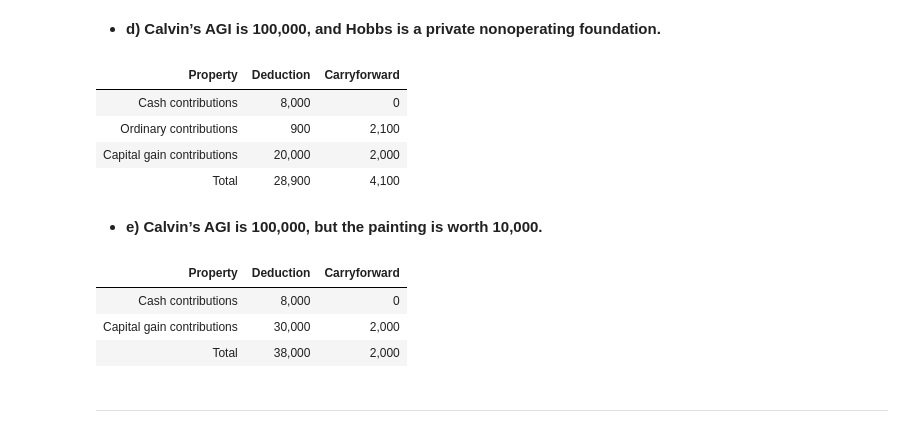
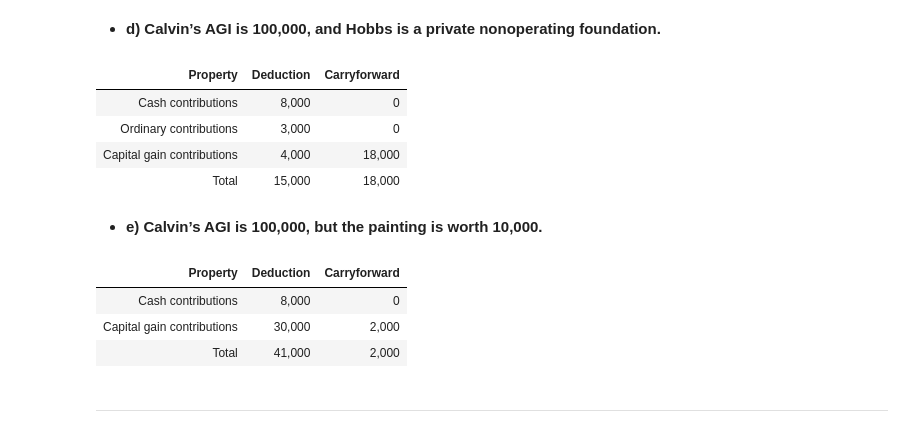
Before and after one commit to ekmartinez/Federal_Taxation, a Jupyter notebook: 05_Individual_Deductions/05_Individual_Deductions_Exercises.ipynb, the cells around one changed output. Saved outputs shown, nothing was run; the diff lists cells and outputs as text; code cells hidden in the pictures.

```diff
--- a/05_Individual_Deductions/05_Individual_Deductions_Exercises.ipynb
+++ b/05_Individual_Deductions/05_Individual_Deductions_Exercises.ipynb
@@ -842,8 +842,8 @@ ordinary_property = 3000
 cap_gain_property = 22000
 
 cash_limit = agi * .60
-ordinary_limit = ordinary_property * .50
-cap_gain_limit = agi * .30
+ordinary_limit = agi * .50
+cap_gain_limit = min(agi * .30, (agi * .50) - cash_deduction - ordinary_deduction)
 
 cash_deduction = min(cash, cash_limit, remaining_agi)
 cash_carryforward = cash - cash_deduction
@@ -883,7 +883,7 @@ display(HTML(df.to_html(index=False)))
 # %% [markdown]
 - **d) Calvin’s AGI is 100,000, and Hobbs is a private nonoperating foundation.**
 # %%
-agi = 100000
+agi = 50000
 remaining_agi = agi
 
 cash = 8000
@@ -891,64 +891,71 @@ ordinary_property = 3000
 cap_gain_property = 22000
 
 cash_limit = agi * .30
-ordinary_limit = ordinary_property * .30
-cap_gain_limit = agi * .20
+ordinary_limit = agi * .30
+cap_gain_limit = min(agi * .20, (agi * .30) - cash_deduction - ordinary_deduction)
 
 cash_deduction = min(cash, cash_limit, remaining_agi)
 cash_carryforward = cash - cash_deduction
 remaining_agi -= cash_deduction
 
 ordinary_deduction = min(ordinary_property, ordinary_limit, remaining_agi)
 ordinary_carryforward = ordinary_property - ordinary_deduction
 remaining_agi -= ordinary_deduction
 
 cap_gain_deduction = min(cap_gain_property, cap_gain_limit, remaining_agi)
 cap_gain_carryforward = cap_gain_property - cap_gain_deduction
 remaining_agi -= cap_gain_deduction
 
 total_deductions = cash_deduction + ordinary_deduction + cap_gain_deduction
 total_carryforward = cash_carryforward + ordinary_carryforward + cap_gain_carryforward
 
 results = {
     "Property": ["Cash contributions", "Ordinary contributions", "Capital gain contributions"],
     "Deduction": [cash_deduction, ordinary_deduction, cap_gain_deduction],
     "Carryforward": [cash_carryforward, ordinary_carryforward, cap_gain_carryforward],
 }
 
 df = pd.DataFrame(results)
 total = pd.DataFrame(([{"Property": "Total", "Deduction": total_deductions, "Carryforward": total_carryforward}]))
 df = pd.concat([df, total], ignore_index=True)
 
 df["Deduction"] = df["Deduction"].map("{:,.0f}".format)
 df["Carryforward"] = df["Carryforward"].map("{:,.0f}".format)
 
 display(HTML(df.to_html(index=False)))
 # %% [output]
 | Property | Deduction | Carryforward |
 | Cash contributions | 8,000 | 0 |
-| Ordinary contributions | 900 | 2,100 |
-| Capital gain contributions | 20,000 | 2,000 |
-| Total | 28,900 | 4,100 |
+| Ordinary contributions | 3,000 | 0 |
+| Capital gain contributions | 4,000 | 18,000 |
+| Total | 15,000 | 18,000 |
 # %% [markdown]
 - **e) Calvin’s AGI is 100,000, but the painting is worth 10,000.**
 # %%
 agi = 100000
+remaining_agi = agi
+
 cash = 8000
+cap_gain_property = 22000 + 10000
+
 cash_limit = agi * .60
-cap_gain_property = 22000 + 10000
-cap_gain_limit = agi * .30
+ordinary_limit = agi * .50
+cap_gain_limit = min(agi * .30, (agi * .50) - cash_deduction - ordinary_deduction)
 
-remaining_agi = agi
 cash_deduction = min(cash, cash_limit, remaining_agi)
 cash_carryforward = cash - cash_deduction
 remaining_agi -= cash_deduction
+
+ordinary_deduction = min(ordinary_property, ordinary_limit, remaining_agi)
+ordinary_carryforward = ordinary_property - ordinary_deduction
+remaining_agi -= ordinary_deduction
 
 cap_gain_deduction = min(cap_gain_property, cap_gain_limit, remaining_agi)
 cap_gain_carryforward = cap_gain_property - cap_gain_deduction
 remaining_agi -= cap_gain_deduction
 
-total_deductions = cash_deduction + cap_gain_deduction
-total_carryforward = cash_carryforward + cap_gain_carryforward
+total_deductions = cash_deduction + ordinary_deduction + cap_gain_deduction
+total_carryforward = cash_carryforward + ordinary_carryforward + cap_gain_carryforward
 
 results = {
     "Property": ["Cash contributions", "Capital gain contributions"],
@@ -968,7 +975,7 @@ display(HTML(df.to_html(index=False)))
 | Property | Deduction | Carryforward |
 | Cash contributions | 8,000 | 0 |
 | Capital gain contributions | 30,000 | 2,000 |
-| Total | 38,000 | 2,000 |
+| Total | 41,000 | 2,000 |
 # %% [markdown]
 ---
 # %% [markdown]
```
Also changed, not shown: parts of 1 cell of this notebook.
